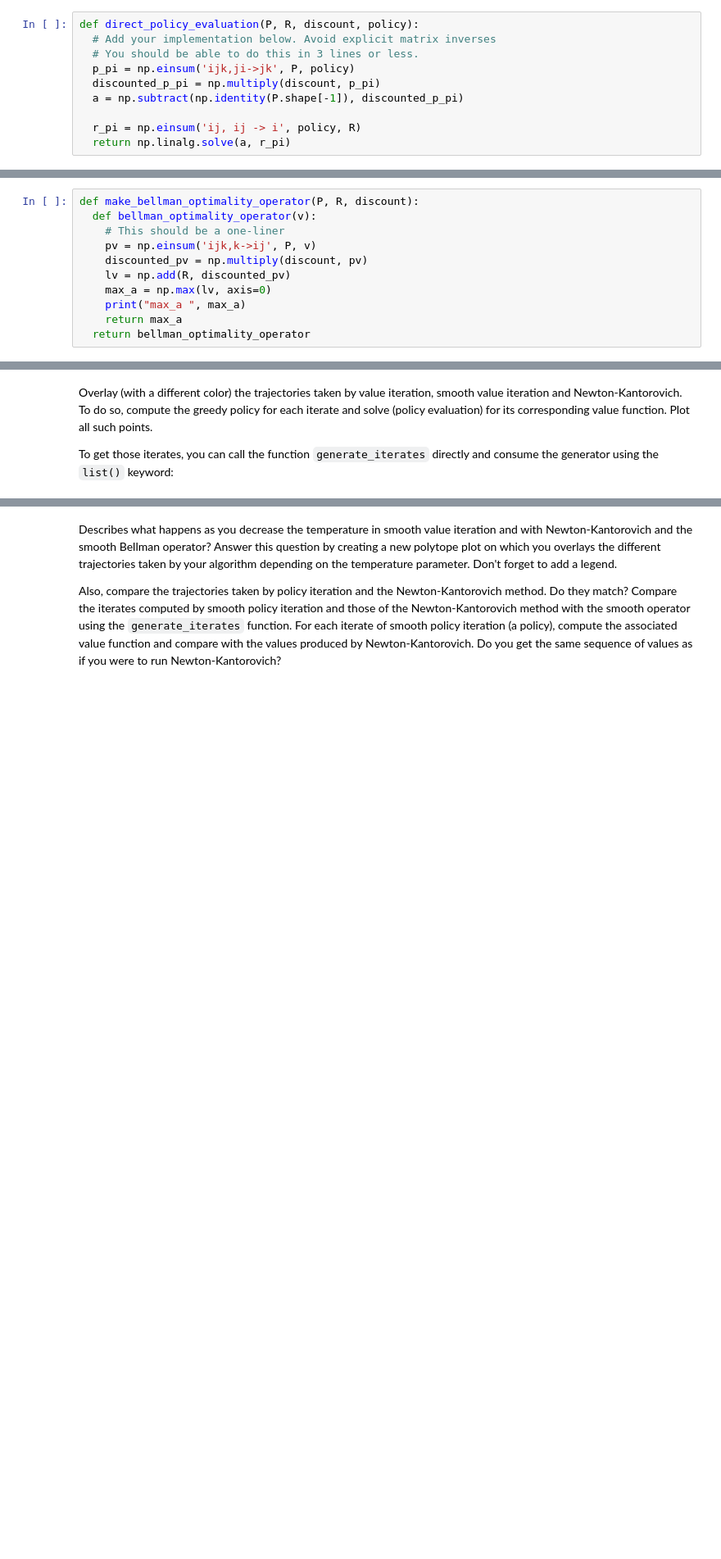
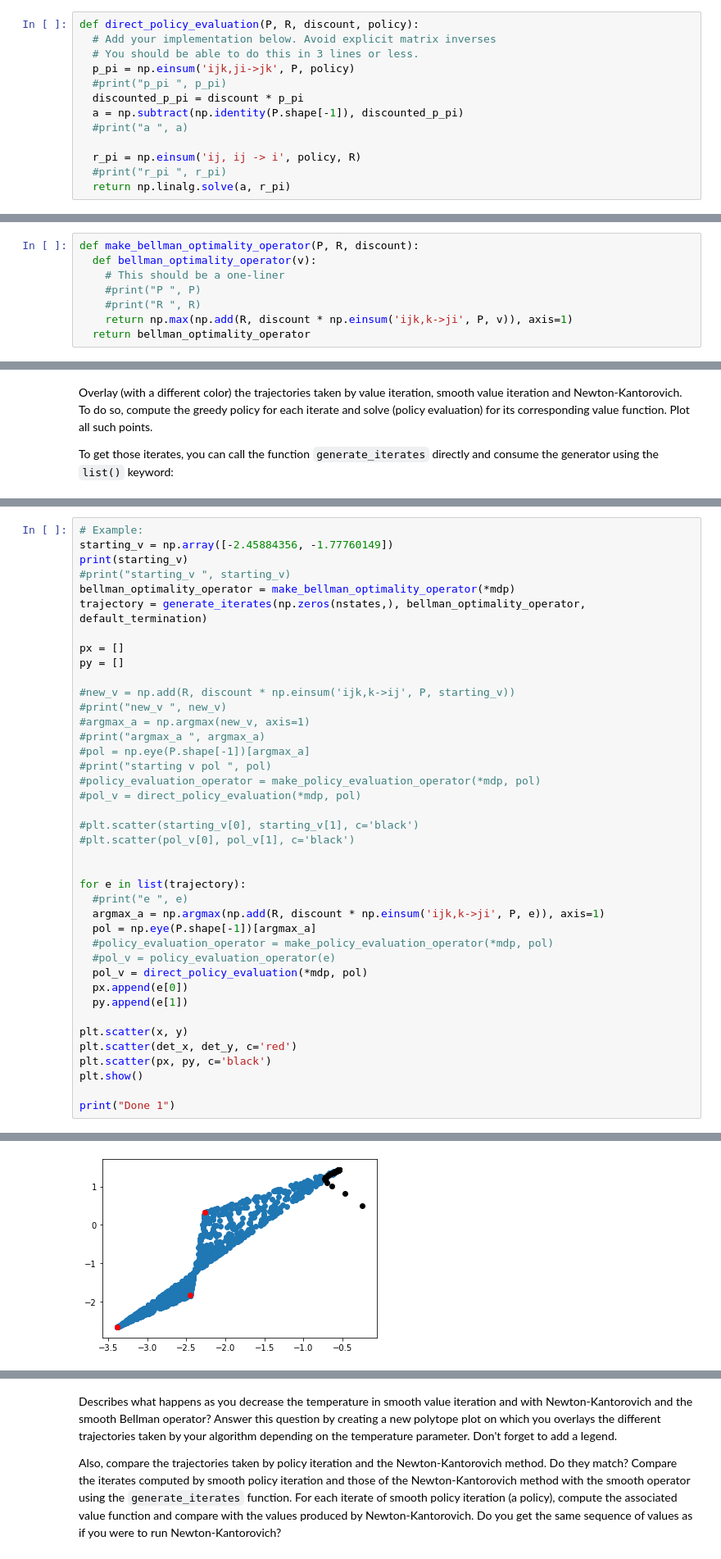
Before and after one commit to andreeadeac22/IFT6760H20, a Jupyter notebook: Copy_of_IFT6760_H20_A1_Template.ipynb, the cells around one changed output, grey strips where cells are left out. Shown at 82% size. Cells and saved outputs as stored; diff of their text form; blank space fills up the shorter version.

```diff
--- a/Copy_of_IFT6760_H20_A1_Template.ipynb
+++ b/Copy_of_IFT6760_H20_A1_Template.ipynb
@@ -98,10 +77,13 @@ def direct_policy_evaluation(P, R, discount, policy):
   # Add your implementation below. Avoid explicit matrix inverses
   # You should be able to do this in 3 lines or less.
   p_pi = np.einsum('ijk,ji->jk', P, policy)
-  discounted_p_pi = np.multiply(discount, p_pi)
+  #print("p_pi ", p_pi)
+  discounted_p_pi = discount * p_pi
   a = np.subtract(np.identity(P.shape[-1]), discounted_p_pi)
+  #print("a ", a)
 
   r_pi = np.einsum('ij, ij -> i', policy, R)
+  #print("r_pi ", r_pi)
   return np.linalg.solve(a, r_pi)
 # %%
 solution = direct_policy_evaluation(P, reward_all_ones, discount, uniform_policy)
@@ -255,12 +202,9 @@ As usual, I advise you to use [np.einsum](https://docs.scipy.org/doc/numpy/refer
 def make_bellman_optimality_operator(P, R, discount):
   def bellman_optimality_operator(v):
     # This should be a one-liner
-    pv = np.einsum('ijk,k->ij', P, v)
-    discounted_pv = np.multiply(discount, pv)
-    lv = np.add(R, discounted_pv)
-    max_a = np.max(lv, axis=0)
-    print("max_a ", max_a)
-    return max_a
+    #print("P ", P)
+    #print("R ", R)
+    return np.max(np.add(R, discount * np.einsum('ijk,k->ji', P, v)), axis=1)
   return bellman_optimality_operator
 # %% [markdown]
 Now do the same thing but where you use the [soft-max](https://en.wikipedia.org/wiki/Smooth_maximum) (smooth maximum) instead of the *hard* one. You can use the built-in implementations of the soft-max function for more stability. See [Rust (1996)](https://doi.org/10.1016/s1574-0021(96)01016-7) for reference
@@ -612,0 +498,41 @@ max_a  [4.97285881 4.67129065]
+# %%
+# Example:
+starting_v = np.array([-2.45884356, -1.77760149])
+print(starting_v)
+#print("starting_v ", starting_v)
+bellman_optimality_operator = make_bellman_optimality_operator(*mdp)
+trajectory = generate_iterates(np.zeros(nstates,), bellman_optimality_operator, default_termination)
+
+px = []
+py = []
+
+#new_v = np.add(R, discount * np.einsum('ijk,k->ij', P, starting_v))
+#print("new_v ", new_v)
+#argmax_a = np.argmax(new_v, axis=1)
+#print("argmax_a ", argmax_a)
+#pol = np.eye(P.shape[-1])[argmax_a]
+#print("starting v pol ", pol)
+#policy_evaluation_operator = make_policy_evaluation_operator(*mdp, pol)
+#pol_v = direct_policy_evaluation(*mdp, pol)
+
+#plt.scatter(starting_v[0], starting_v[1], c='black')
+#plt.scatter(pol_v[0], pol_v[1], c='black')
+
+
+for e in list(trajectory):
+  #print("e ", e)
+  argmax_a = np.argmax(np.add(R, discount * np.einsum('ijk,k->ji', P, e)), axis=1)
+  pol = np.eye(P.shape[-1])[argmax_a]
+  #policy_evaluation_operator = make_policy_evaluation_operator(*mdp, pol)
+  #pol_v = policy_evaluation_operator(e)
+  pol_v = direct_policy_evaluation(*mdp, pol)
+  px.append(e[0])
+  py.append(e[1])
+
+plt.scatter(x, y)
+plt.scatter(det_x, det_y, c='red')
+plt.scatter(px, py, c='black')
+plt.show()
+
+print("Done 1")
+# %% [output]
@@ -612,0 +541 @@ max_a  [4.97285881 4.67129065]
+[figure, added]
```
Also changed, not shown: parts of 28 cells of this notebook.
